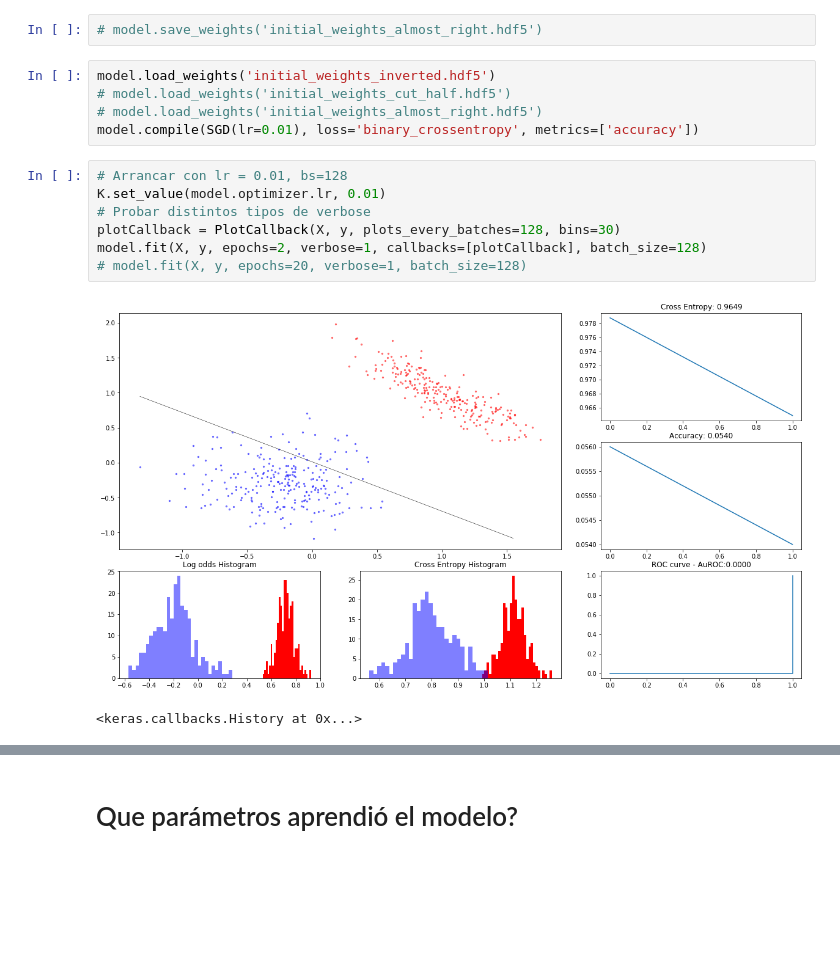
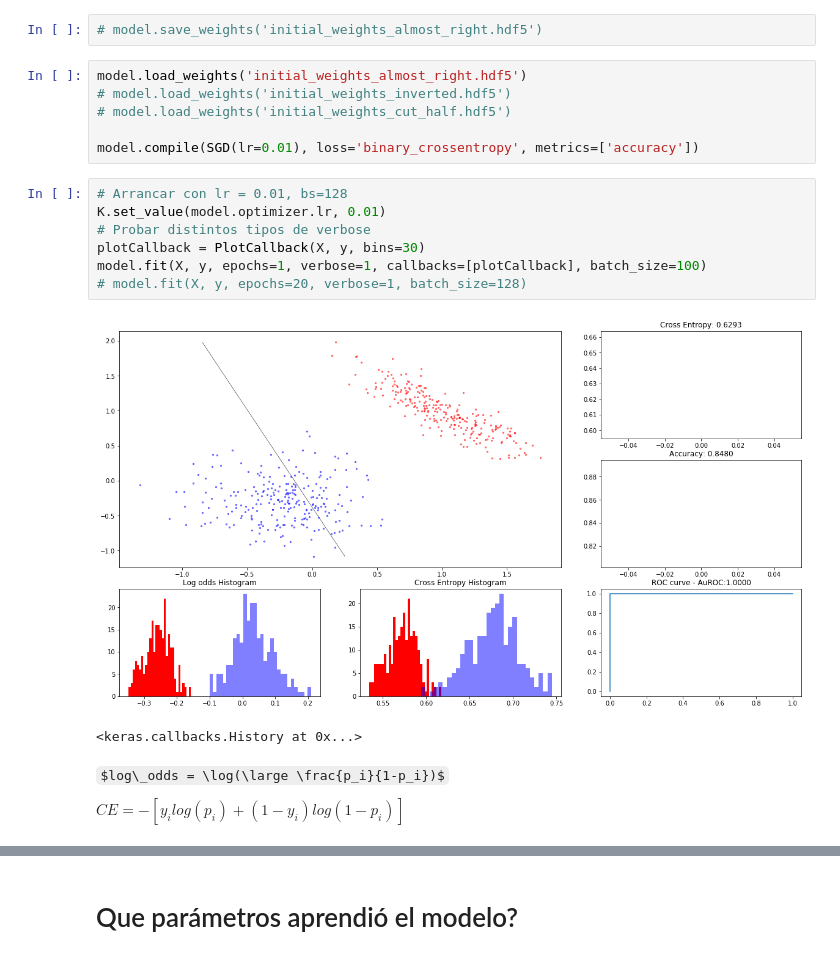
Before and after one commit to franmassa/lab-ml-itba-regresion-logistica-Keras, a Jupyter notebook: 01-Simple-LR.ipynb, the cells around one changed output, grey strips where cells are left out. Drawn from its saved outputs; the diff is of its cells as text; some formulas as TeX source; blank space fills up the shorter version.

```diff
--- a/01-Simple-LR.ipynb
+++ b/01-Simple-LR.ipynb
@@ -89,17 +87,22 @@ model.add(Dense(1, input_shape=(2,), activation='sigmoid'))
 # %%
 # model.save_weights('initial_weights_almost_right.hdf5')
 # %%
-model.load_weights('initial_weights_inverted.hdf5')
+model.load_weights('initial_weights_almost_right.hdf5')
+# model.load_weights('initial_weights_inverted.hdf5')
 # model.load_weights('initial_weights_cut_half.hdf5')
-# model.load_weights('initial_weights_almost_right.hdf5')
+
 model.compile(SGD(lr=0.01), loss='binary_crossentropy', metrics=['accuracy'])
 # %%
 # Arrancar con lr = 0.01, bs=128
 K.set_value(model.optimizer.lr, 0.01)
 # Probar distintos tipos de verbose
-plotCallback = PlotCallback(X, y, plots_every_batches=128, bins=30)
-model.fit(X, y, epochs=2, verbose=1, callbacks=[plotCallback], batch_size=128)
+plotCallback = PlotCallback(X, y, bins=30)
+model.fit(X, y, epochs=1, verbose=1, callbacks=[plotCallback], batch_size=100)
 # model.fit(X, y, epochs=20, verbose=1, batch_size=128)
 # %% [output]
-[figure, old version]
+[figure, new version]
 <keras.callbacks.History at 0x...>
+# %% [markdown]
+$log\_odds = \log(\large \frac{p_i}{1-p_i})$
+
+$CE = - [y_i log(p_i) + (1-y_i) log(1-p_i)]$
```
Also changed, not shown: parts of 7 cells of this notebook, 1 other file.
